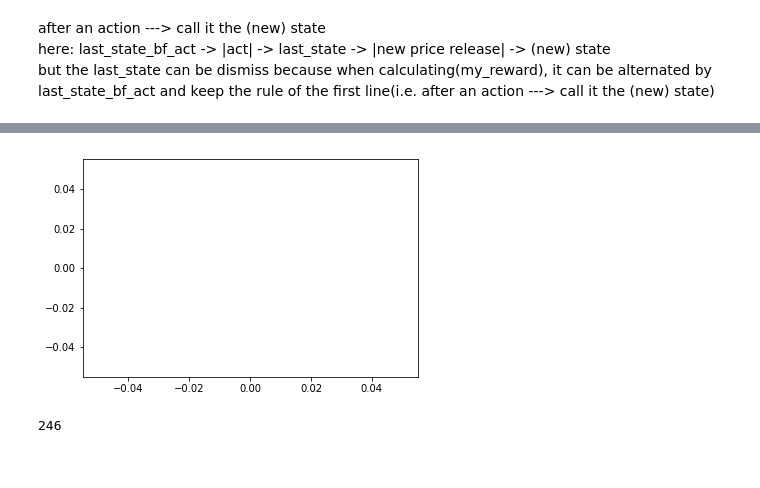
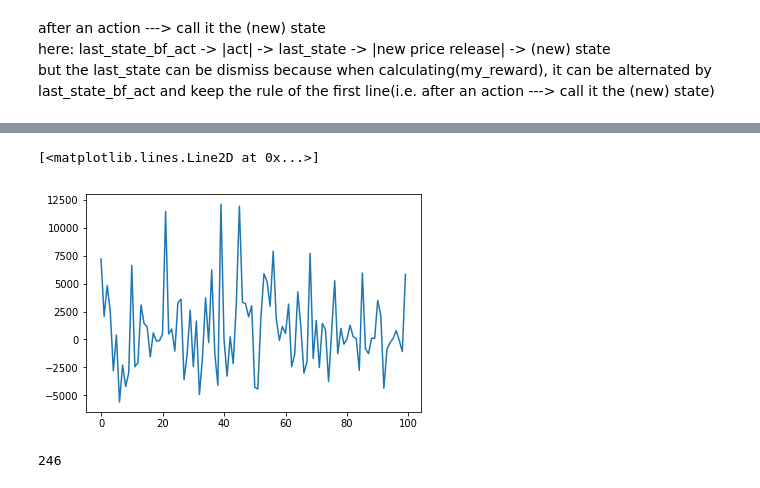
Before and after one commit to da65536/stock-q-learning, a Jupyter notebook: main_openPriceFeature.ipynb, the cells around one changed output, grey strips where cells are left out. Cells and saved outputs as stored; diff of their text form; code cells hidden in the pictures.

```diff
--- a/main_openPriceFeature.ipynb
+++ b/main_openPriceFeature.ipynb
@@ -888,7 +899,9 @@ sum(sqld.last_reward) / float(len(sqld.last_reward))
 # %%
-rough_plot(sqld.last_reward, 10)
+#rough_plot(sqld.last_reward, 10)
+plt.plot(sqld.last_reward)
 # %% [output]
+[<matplotlib.lines.Line2D at 0x...>]
-[figure, old version]
+[figure, new version]
 # %%
 sqld.ratio_local_size
 # %% [output]
```
Also changed, not shown: parts of 12 cells of this notebook, 19 other files.
